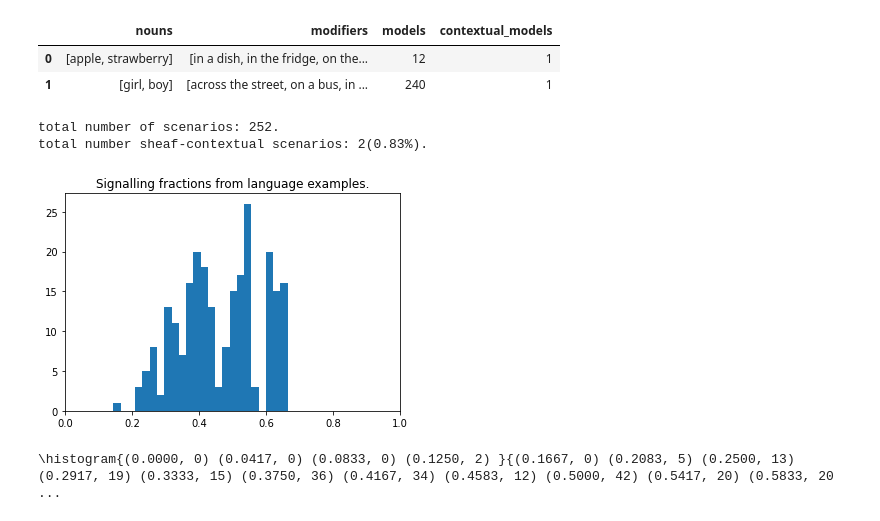
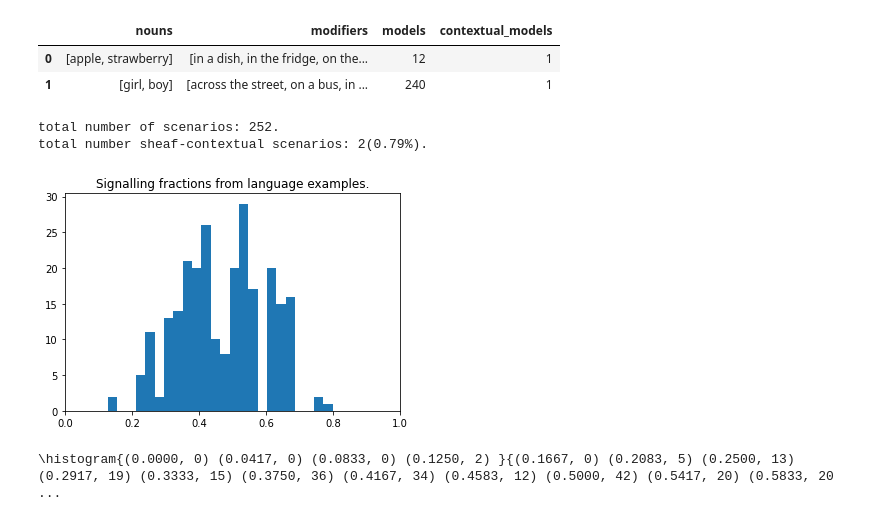
Before and after one commit to kinianlo/prlang, a Jupyter notebook: archive/prep.ipynb, the cells around one changed output. Cells and saved outputs as stored; diff of their text form; code cells hidden in the pictures.

```diff
--- a/archive/prep.ipynb
+++ b/archive/prep.ipynb
@@ -297,26 +298,26 @@ df
 # %%
 import matplotlib.pyplot as plt
 print(f"total number of scenarios: {len(sfs_list)}.")
-print(f"total number sheaf-contextual scenarios: {len(sheaf_models_list)}({len(sheaf_models_list)/len(sfs)*100:.2f}%).")
-plt.hist(sfs, bins=24)
+print(f"total number sheaf-contextual scenarios: {len(sheaf_models_list)}({len(sheaf_models_list)/len(sfs_list)*100:.2f}%).")
+plt.hist(sfs_list, bins=24)
 
 plt.xlim((0,1))
 plt.title("Signalling fractions from language examples.")
 plt.show()
 
 freq, edge = np.histogram(sfs_list, range=(0, 1), bins=24)
 out1 = ''
 out2 = ''
 for f, e in zip(freq, edge[:-1]):
     if e < 1/6-1e-5:
         out1 += f"({e:.4f}, {f}) "
     else:
         out2 += f"({e:.4f}, {f}) "
 print(f'\\histogram{{{out1}}}{{{out2}}}')
 # %% [output]
 total number of scenarios: 252.
-total number sheaf-contextual scenarios: 2(0.83%).
+total number sheaf-contextual scenarios: 2(0.79%).
-[figure, old version]
+[figure, new version]
 \histogram{(0.0000, 0) (0.0417, 0) (0.0833, 0) (0.1250, 2) }{(0.1667, 0) (0.2083, 5) (0.2500, 13) (0.2917, 19) (0.3333, 15) (0.3750, 36) (0.4167, 34) (0.4583, 12) (0.5000, 42) (0.5417, 20) (0.5833, 20 ...
 # %%
 # print(f"total number of scenarios: {len(cbds)}.")
```
Also changed, not shown: parts of 2 cells of this notebook.
